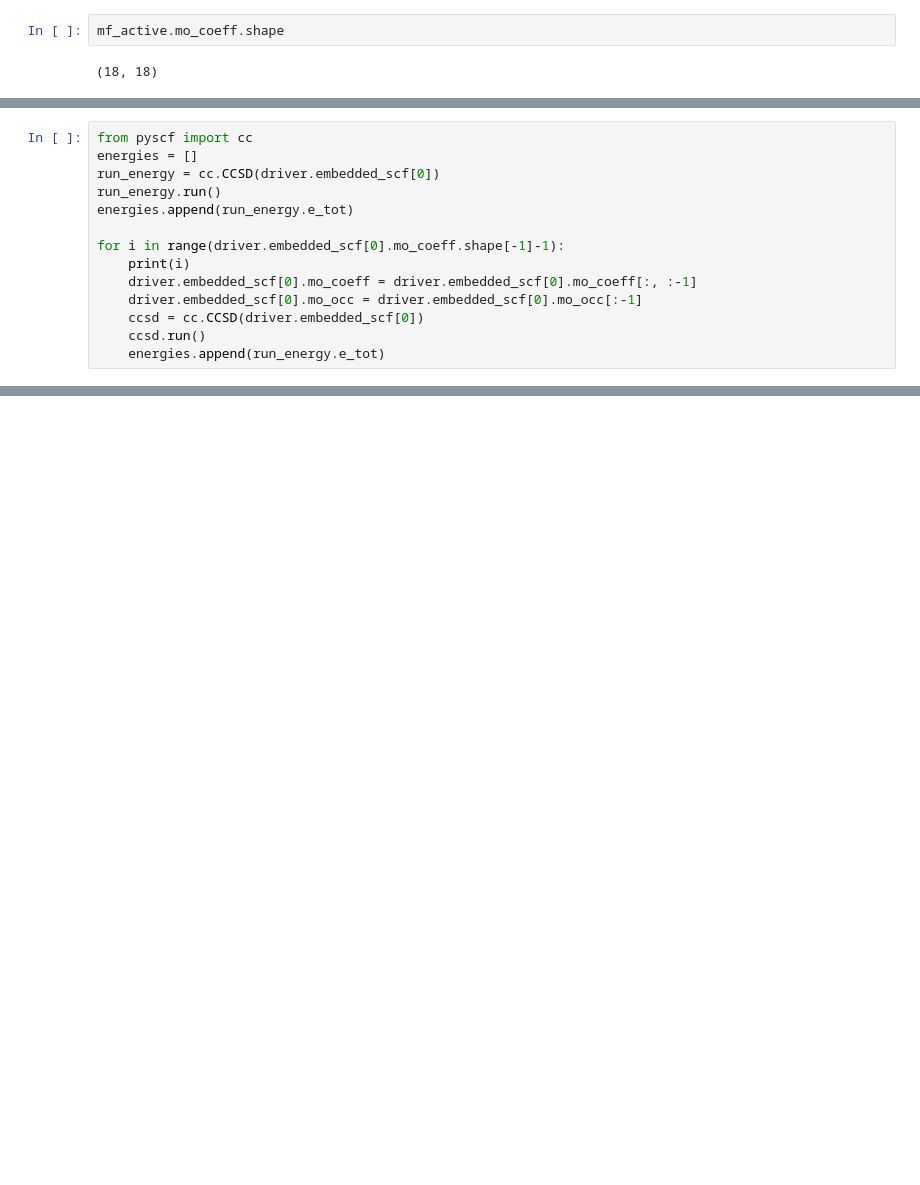
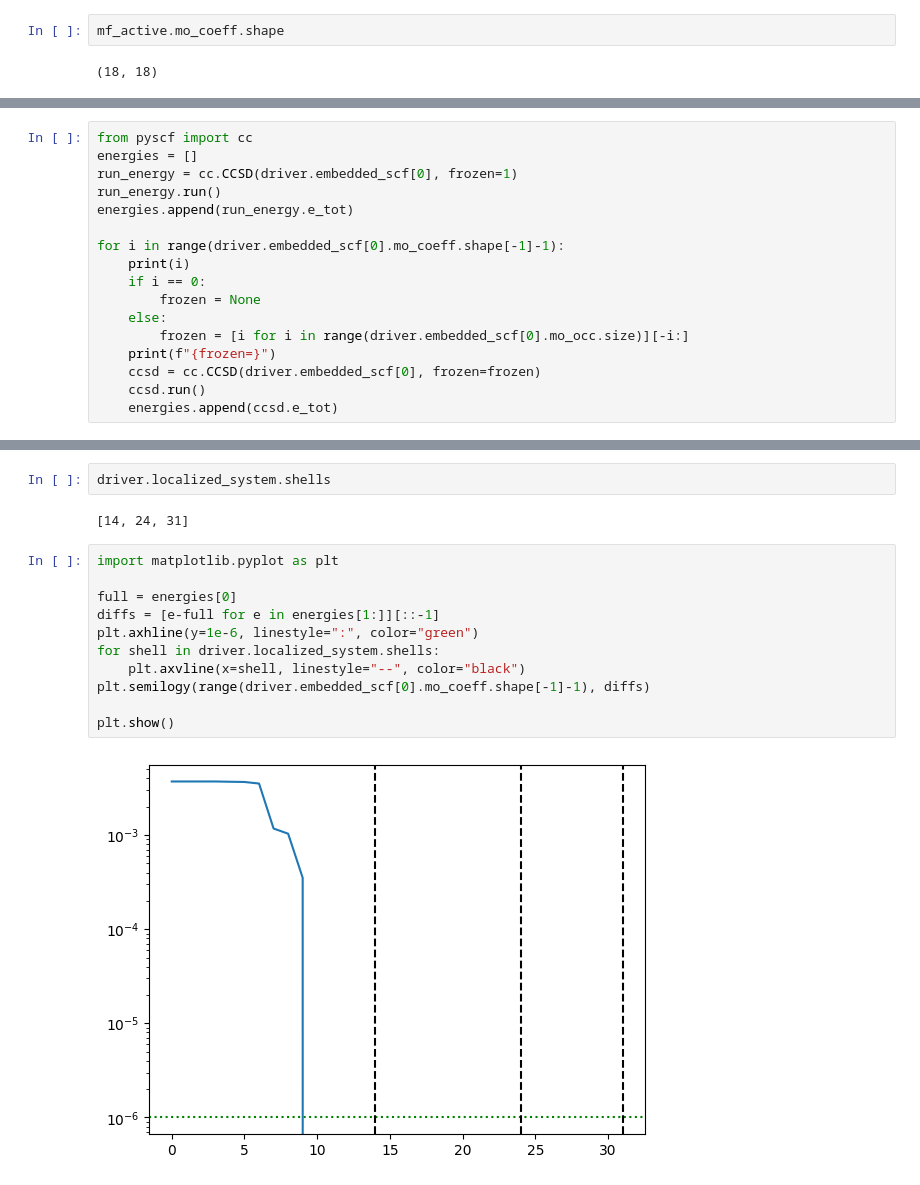
Before and after one commit to UCL-CCS/Nbed, a Jupyter notebook: pfas.ipynb, the cells around one changed output, grey strips where cells are left out. Drawn from its saved outputs; the diff is of its cells as text; blank space fills up the shorter version.

```diff
--- a/pfas.ipynb
+++ b/pfas.ipynb
@@ -126,14 +125,17 @@ array([2., 2., 2., 2., 2., 0., 0., 0., 0., 0., 0., 0., 0., 0., 0., 0., 0.,
 # %%
 from pyscf import cc
 energies = []
-run_energy = cc.CCSD(driver.embedded_scf[0])
+run_energy = cc.CCSD(driver.embedded_scf[0], frozen=1)
 run_energy.run()
 energies.append(run_energy.e_tot)
 
 for i in range(driver.embedded_scf[0].mo_coeff.shape[-1]-1):
     print(i)
-    driver.embedded_scf[0].mo_coeff = driver.embedded_scf[0].mo_coeff[:, :-1]
-    driver.embedded_scf[0].mo_occ = driver.embedded_scf[0].mo_occ[:-1]
-    ccsd = cc.CCSD(driver.embedded_scf[0])
+    if i == 0:
+        frozen = None
+    else:
+        frozen = [i for i in range(driver.embedded_scf[0].mo_occ.size)][-i:]
+    print(f"{frozen=}")
+    ccsd = cc.CCSD(driver.embedded_scf[0], frozen=frozen)
     ccsd.run()
-    energies.append(run_energy.e_tot)
+    energies.append(ccsd.e_tot)
@@ -140,3 +160,20 @@ for i in range(driver.embedded_scf[0].mo_coeff.shape[-1]-1):
+# %%
+driver.localized_system.shells
+# %% [output]
+[14, 24, 31]
+# %%
+import matplotlib.pyplot as plt
+
+full = energies[0]
+diffs = [e-full for e in energies[1:]][::-1]
+plt.axhline(y=1e-6, linestyle=":", color="green")
+for shell in driver.localized_system.shells:
+    plt.axvline(x=shell, linestyle="--", color="black")
+plt.semilogy(range(driver.embedded_scf[0].mo_coeff.shape[-1]-1), diffs)
+
+plt.show()
+# %% [output]
+[figure, added]
 # %%
 from nbed.ham_builder import HamiltonianBuilder
 hb = HamiltonianBuilder(driver.embedded_scf[0], constant_e_shift=driver.classical_energy[0])
```
Also changed, not shown: parts of 7 cells of this notebook, 1 other file.
